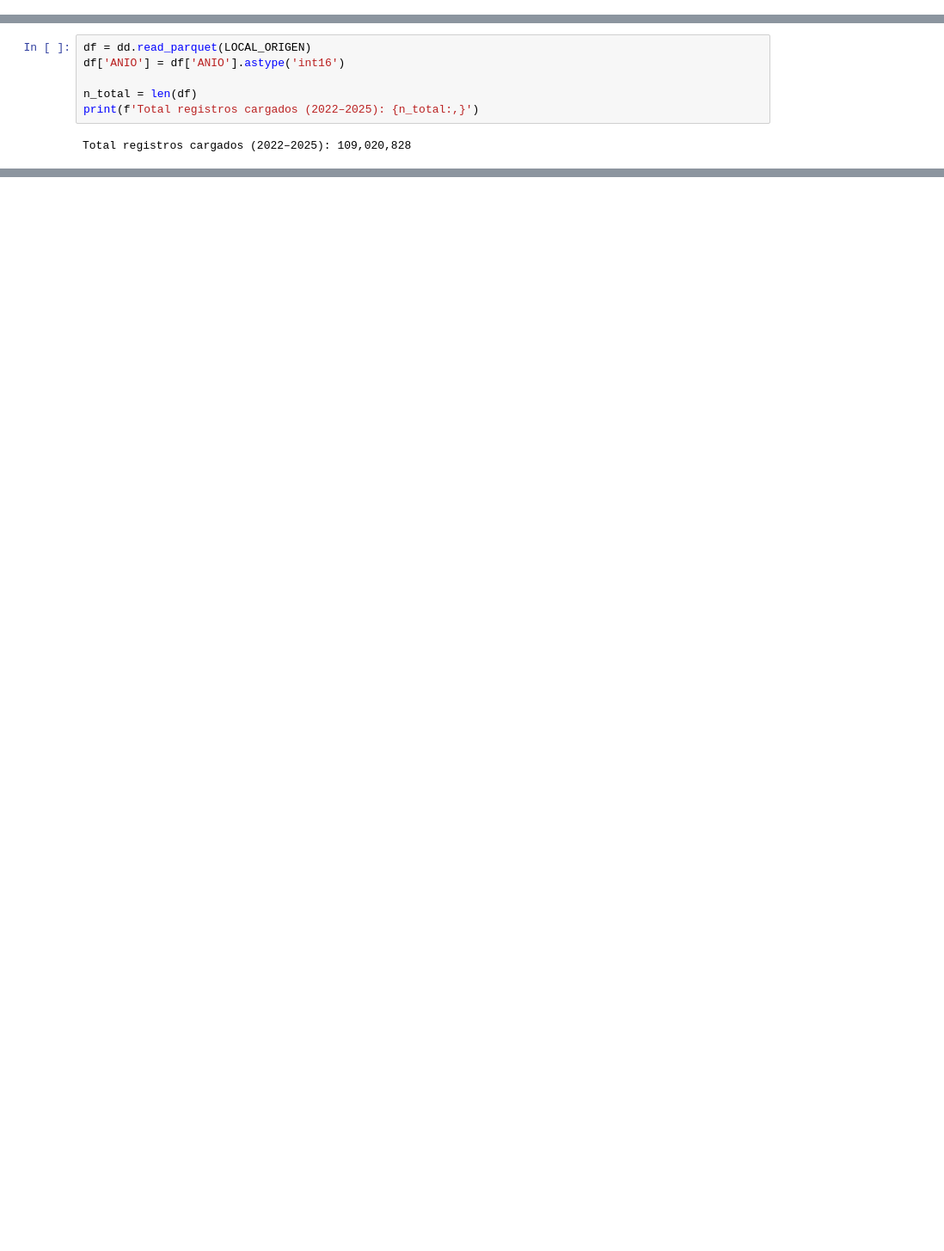
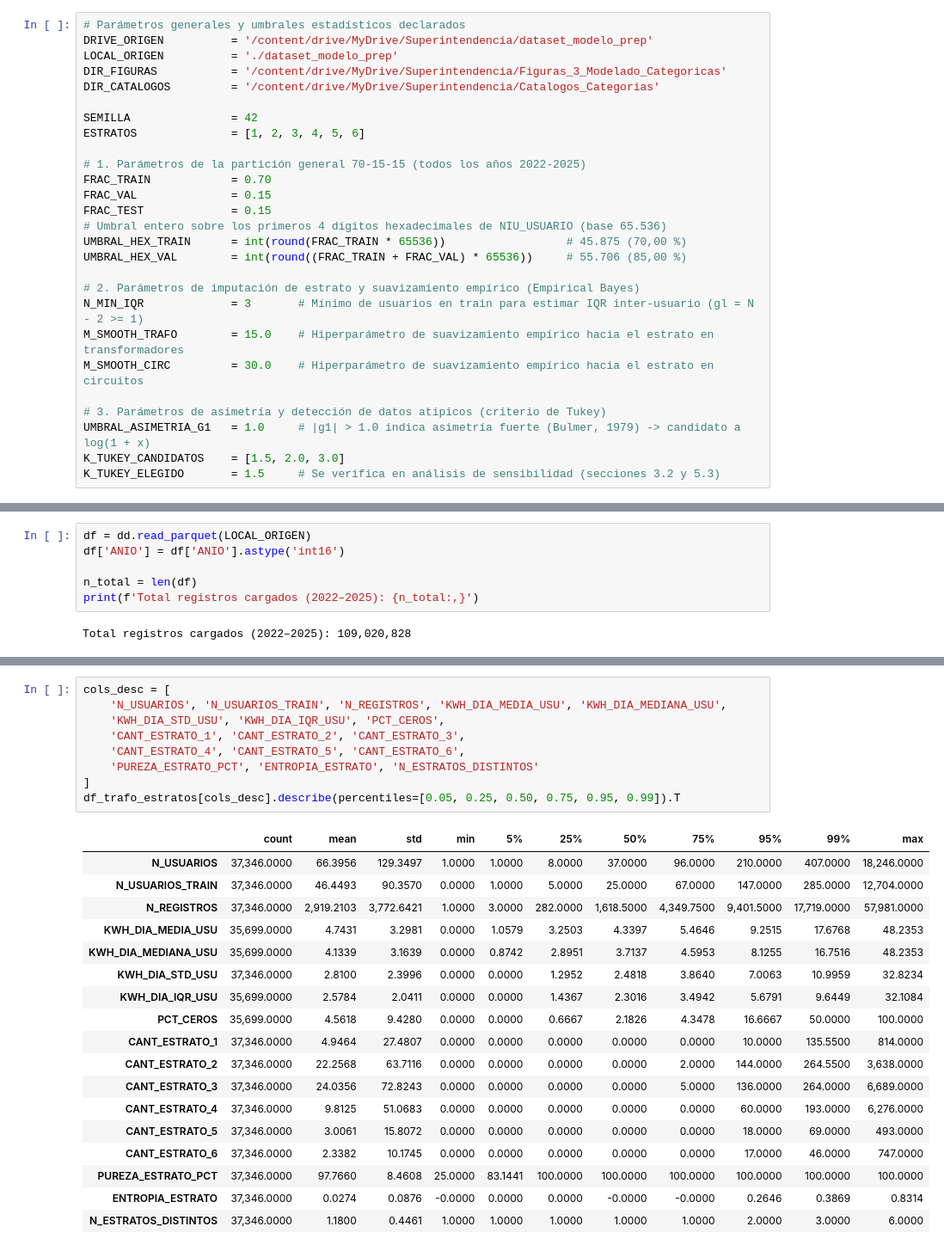
Before and after one commit to ssergio740/Notebooks-Trabajo-de-Grado, a Jupyter notebook: 3_Modelado_Categoricas.ipynb, the cells around one changed output, grey strips where cells are left out. Shown at 86% size. Drawn from its saved outputs; the diff is of its cells as text; blank space fills up the shorter version.

```diff
--- a/3_Modelado_Categoricas.ipynb
+++ b/3_Modelado_Categoricas.ipynb
@@ -50,0 +63,27 @@ El conjunto preparado se encuentra en Google Drive particionado por la columna `
+# %%
+# Parámetros generales y umbrales estadísticos declarados
+DRIVE_ORIGEN          = '/content/drive/MyDrive/Superintendencia/dataset_modelo_prep'
+LOCAL_ORIGEN          = './dataset_modelo_prep'
+DIR_FIGURAS           = '/content/drive/MyDrive/Superintendencia/Figuras_3_Modelado_Categoricas'
+DIR_CATALOGOS         = '/content/drive/MyDrive/Superintendencia/Catalogos_Categorias'
+
+SEMILLA               = 42
+ESTRATOS              = [1, 2, 3, 4, 5, 6]
+
+# 1. Parámetros de la partición general 70-15-15 (todos los años 2022-2025)
+FRAC_TRAIN            = 0.70
+FRAC_VAL              = 0.15
+FRAC_TEST             = 0.15
+# Umbral entero sobre los primeros 4 dígitos hexadecimales de NIU_USUARIO (base 65.536)
+UMBRAL_HEX_TRAIN      = int(round(FRAC_TRAIN * 65536))                  # 45.875 (70,00 %)
+UMBRAL_HEX_VAL        = int(round((FRAC_TRAIN + FRAC_VAL) * 65536))     # 55.706 (85,00 %)
+
+# 2. Parámetros de imputación de estrato y suavizamiento empírico (Empirical Bayes)
+N_MIN_IQR             = 3       # Mínimo de usuarios en train para estimar IQR inter-usuario (gl = N - 2 >= 1)
+M_SMOOTH_TRAFO        = 15.0    # Hiperparámetro de suavizamiento empírico hacia el estrato en transformadores
+M_SMOOTH_CIRC         = 30.0    # Hiperparámetro de suavizamiento empírico hacia el estrato en circuitos
+
+# 3. Parámetros de asimetría y detección de datos atípicos (criterio de Tukey)
+UMBRAL_ASIMETRIA_G1   = 1.0     # |g1| > 1.0 indica asimetría fuerte (Bulmer, 1979) -> candidato a log(1 + x)
+K_TUKEY_CANDIDATOS    = [1.5, 2.0, 3.0]
+K_TUKEY_ELEGIDO       = 1.5     # Se verifica en análisis de sensibilidad (secciones 3.2 y 5.3)
@@ -988,0 +440,28 @@ Catálogos y DataFrames exportados exitosamente en: /content/drive/MyDrive/Super
+# %%
+cols_desc = [
+    'N_USUARIOS', 'N_USUARIOS_TRAIN', 'N_REGISTROS', 'KWH_DIA_MEDIA_USU', 'KWH_DIA_MEDIANA_USU',
+    'KWH_DIA_STD_USU', 'KWH_DIA_IQR_USU', 'PCT_CEROS',
+    'CANT_ESTRATO_1', 'CANT_ESTRATO_2', 'CANT_ESTRATO_3',
+    'CANT_ESTRATO_4', 'CANT_ESTRATO_5', 'CANT_ESTRATO_6',
+    'PUREZA_ESTRATO_PCT', 'ENTROPIA_ESTRATO', 'N_ESTRATOS_DISTINTOS'
+]
+df_trafo_estratos[cols_desc].describe(percentiles=[0.05, 0.25, 0.50, 0.75, 0.95, 0.99]).T
+# %% [output]
+|  | count | mean | std | min | 5% | 25% | 50% | 75% | 95% | 99% | max |
+| N_USUARIOS | 37,346.0000 | 66.3956 | 129.3497 | 1.0000 | 1.0000 | 8.0000 | 37.0000 | 96.0000 | 210.0000 | 407.0000 | 18,246.0000 |
+| N_USUARIOS_TRAIN | 37,346.0000 | 46.4493 | 90.3570 | 0.0000 | 1.0000 | 5.0000 | 25.0000 | 67.0000 | 147.0000 | 285.0000 | 12,704.0000 |
+| N_REGISTROS | 37,346.0000 | 2,919.2103 | 3,772.6421 | 1.0000 | 3.0000 | 282.0000 | 1,618.5000 | 4,349.7500 | 9,401.5000 | 17,719.0000 | 57,981.0000 |
+| KWH_DIA_MEDIA_USU | 35,699.0000 | 4.7431 | 3.2981 | 0.0000 | 1.0579 | 3.2503 | 4.3397 | 5.4646 | 9.2515 | 17.6768 | 48.2353 |
+| KWH_DIA_MEDIANA_USU | 35,699.0000 | 4.1339 | 3.1639 | 0.0000 | 0.8742 | 2.8951 | 3.7137 | 4.5953 | 8.1255 | 16.7516 | 48.2353 |
+| KWH_DIA_STD_USU | 37,346.0000 | 2.8100 | 2.3996 | 0.0000 | 0.0000 | 1.2952 | 2.4818 | 3.8640 | 7.0063 | 10.9959 | 32.8234 |
+| KWH_DIA_IQR_USU | 35,699.0000 | 2.5784 | 2.0411 | 0.0000 | 0.0000 | 1.4367 | 2.3016 | 3.4942 | 5.6791 | 9.6449 | 32.1084 |
+| PCT_CEROS | 35,699.0000 | 4.5618 | 9.4280 | 0.0000 | 0.0000 | 0.6667 | 2.1826 | 4.3478 | 16.6667 | 50.0000 | 100.0000 |
+| CANT_ESTRATO_1 | 37,346.0000 | 4.9464 | 27.4807 | 0.0000 | 0.0000 | 0.0000 | 0.0000 | 0.0000 | 10.0000 | 135.5500 | 814.0000 |
+| CANT_ESTRATO_2 | 37,346.0000 | 22.2568 | 63.7116 | 0.0000 | 0.0000 | 0.0000 | 0.0000 | 2.0000 | 144.0000 | 264.5500 | 3,638.0000 |
+| CANT_ESTRATO_3 | 37,346.0000 | 24.0356 | 72.8243 | 0.0000 | 0.0000 | 0.0000 | 0.0000 | 5.0000 | 136.0000 | 264.0000 | 6,689.0000 |
+| CANT_ESTRATO_4 | 37,346.0000 | 9.8125 | 51.0683 | 0.0000 | 0.0000 | 0.0000 | 0.0000 | 0.0000 | 60.0000 | 193.0000 | 6,276.0000 |
+| CANT_ESTRATO_5 | 37,346.0000 | 3.0061 | 15.8072 | 0.0000 | 0.0000 | 0.0000 | 0.0000 | 0.0000 | 18.0000 | 69.0000 | 493.0000 |
+| CANT_ESTRATO_6 | 37,346.0000 | 2.3382 | 10.1745 | 0.0000 | 0.0000 | 0.0000 | 0.0000 | 0.0000 | 17.0000 | 46.0000 | 747.0000 |
+| PUREZA_ESTRATO_PCT | 37,346.0000 | 97.7660 | 8.4608 | 25.0000 | 83.1441 | 100.0000 | 100.0000 | 100.0000 | 100.0000 | 100.0000 | 100.0000 |
+| ENTROPIA_ESTRATO | 37,346.0000 | 0.0274 | 0.0876 | -0.0000 | 0.0000 | 0.0000 | -0.0000 | -0.0000 | 0.2646 | 0.3869 | 0.8314 |
+| N_ESTRATOS_DISTINTOS | 37,346.0000 | 1.1800 | 0.4461 | 1.0000 | 1.0000 | 1.0000 | 1.0000 | 1.0000 | 2.0000 | 3.0000 | 6.0000 |
```
Also changed, not shown: parts of 74 cells of this notebook.
